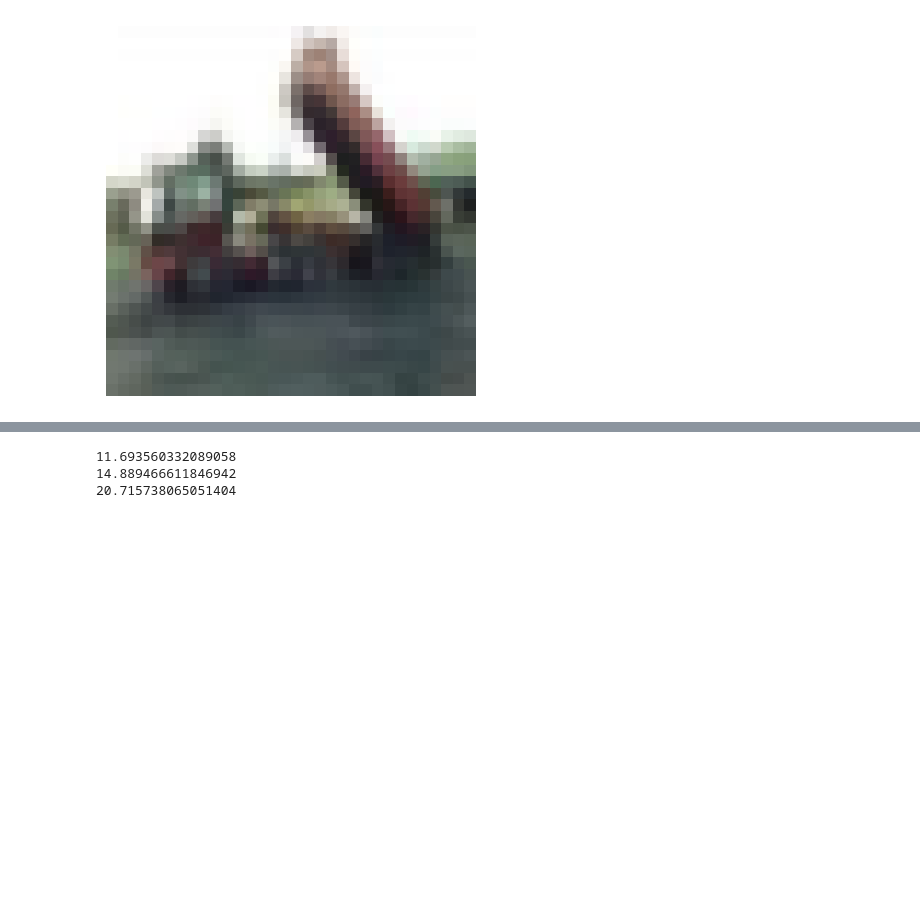
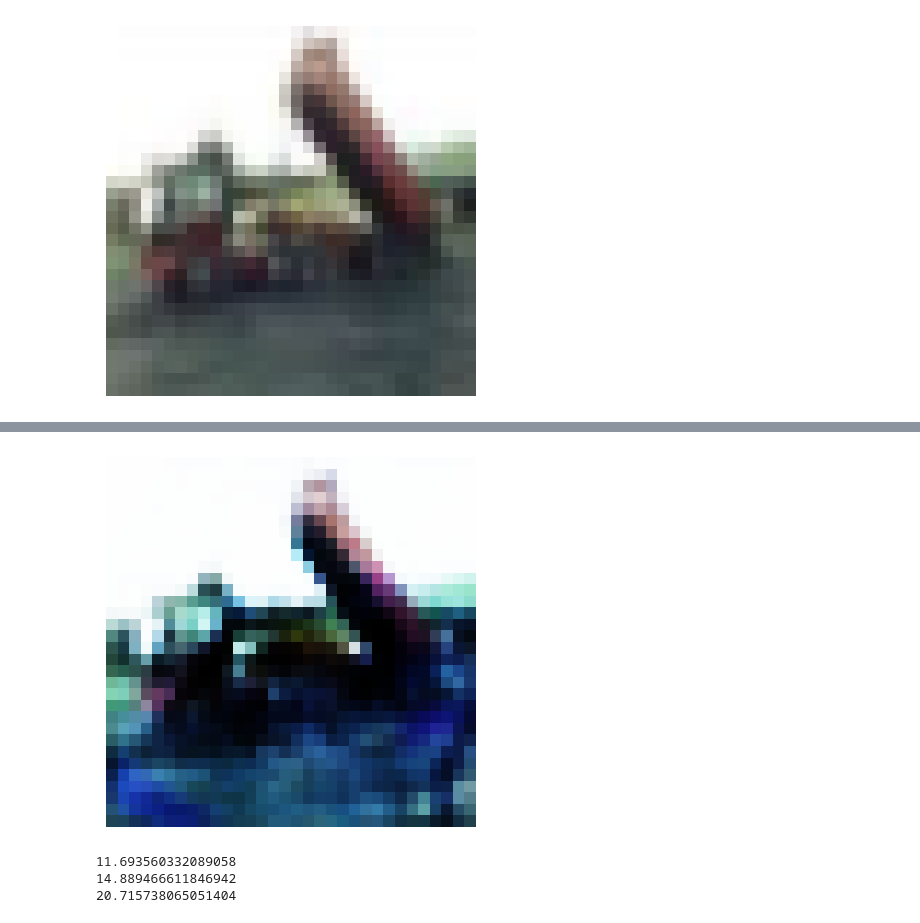
Before and after one commit to daniel-koronthaly/HopfieldImages, a Jupyter notebook: hopfield.ipynb, the cells around one changed output, grey strips where cells are left out. Saved outputs shown, nothing was run; the diff lists cells and outputs as text; code cells hidden in the pictures; blank space fills up the shorter version.

```diff
--- a/hopfield.ipynb
+++ b/hopfield.ipynb
@@ -159,3 +159,17 @@ plt.show()
+# %%
+def invert(image):
+    return 1-image
+# %%
+negative = invert(final_img)
+
+if color_enabled:
+    plt.imshow(negative, interpolation='nearest')
+else:
+    plt.imshow(negative, cmap="gray", interpolation='nearest')
+plt.axis('off')
+plt.show()
+# %% [output]
+[figure, added]
 # %%
 for image in images:
     print(np.linalg.norm(image))
```
Also changed, not shown: parts of 3 cells of this notebook.
